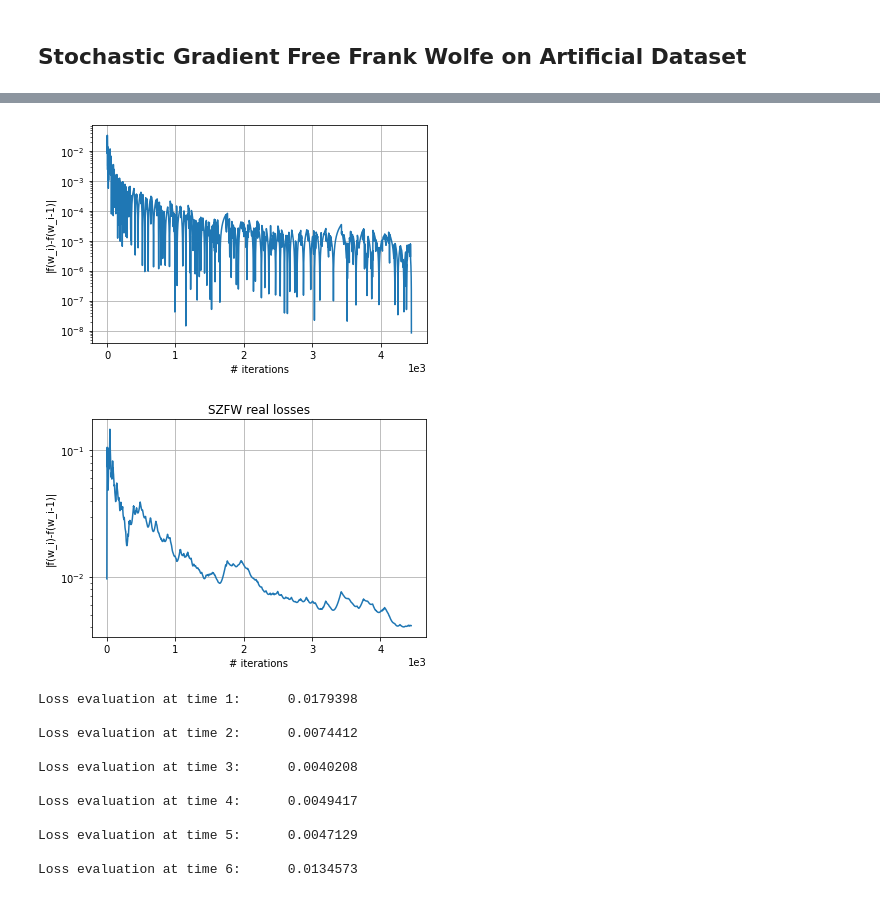
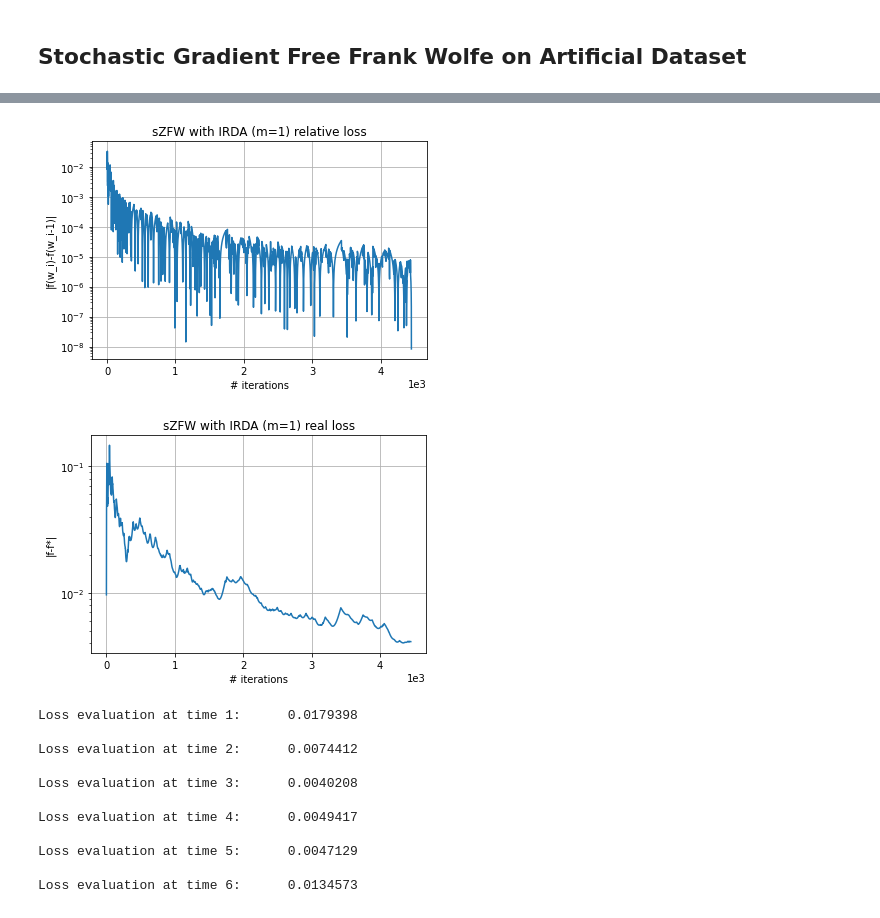
Before and after one commit to liacov/OPTproj, a Jupyter notebook: notebooks/LassoRegression.ipynb, the cells around one changed output, grey strips where cells are left out. Saved outputs shown, nothing was run; the diff lists cells and outputs as text; code cells hidden in the pictures.

Commit message:
plots of lasso saved

```diff
--- a/notebooks/LassoRegression.ipynb
+++ b/notebooks/LassoRegression.ipynb
@@ -489,22 +507,25 @@ Wall time: 2.64 s
 # %%
 plt.plot(lossm1ad)
 plt.yscale("log")
 plt.ylabel("|f(w_i)-f(w_i-1)|")
 plt.ticklabel_format(axis="x", style="sci", scilimits=(0,0))
 plt.xlabel("# iterations")
+plt.title("sZFW with IRDA (m=1) relative loss")
 plt.grid()
+plt.savefig("../Figures_Lasso_Problem/ArtificialDataset/sZFW_IRDSAm1_relative_loss", dpi=400)
 # %% [output]
-[figure, old version]
+[figure, new version]
 # %%
 plt.plot(f_valuessm1ad - f_star)
 plt.yscale("log")
-plt.title("SZFW real losses")
-plt.ylabel("|f(w_i)-f(w_i-1)|")
+plt.title("sZFW with IRDA (m=1) real loss")
+plt.ylabel("|f-f*|")
 plt.ticklabel_format(axis="x", style="sci", scilimits=(0,0))
 plt.xlabel("# iterations")
 plt.grid()
+plt.savefig("../Figures_Lasso_Problem/ArtificialDataset/sZFW_IRDSAm1_real_loss", dpi=400)
 # %% [output]
-[figure, old version]
+[figure, new version]
 # %%
 %%time
 fpred, f, w, mean, t, loss, f_valuess = stochasticZFW(F, d, w0, method = "IRDSA2", r=1, T=1000, eps=1e-8)
```
Also changed, not shown: parts of 31 cells of this notebook, 28 other files.
